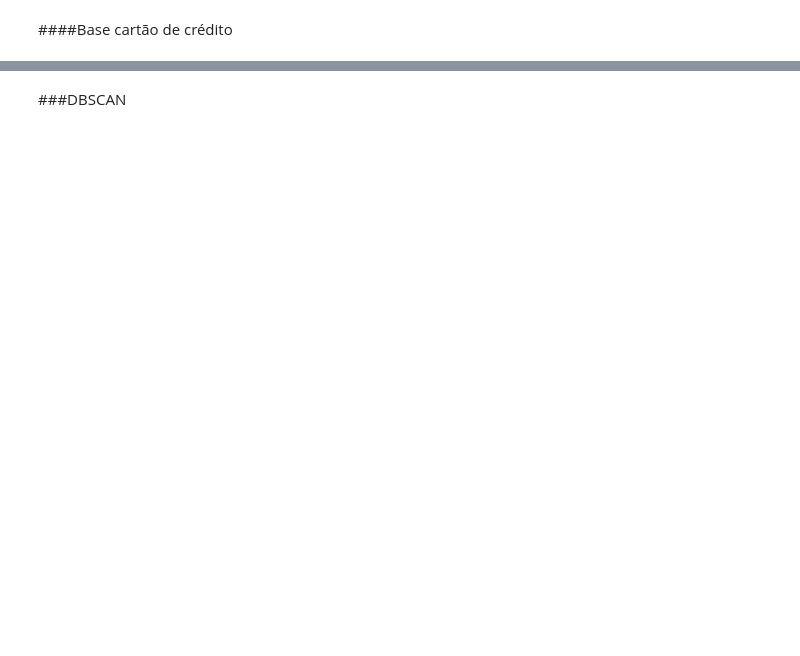
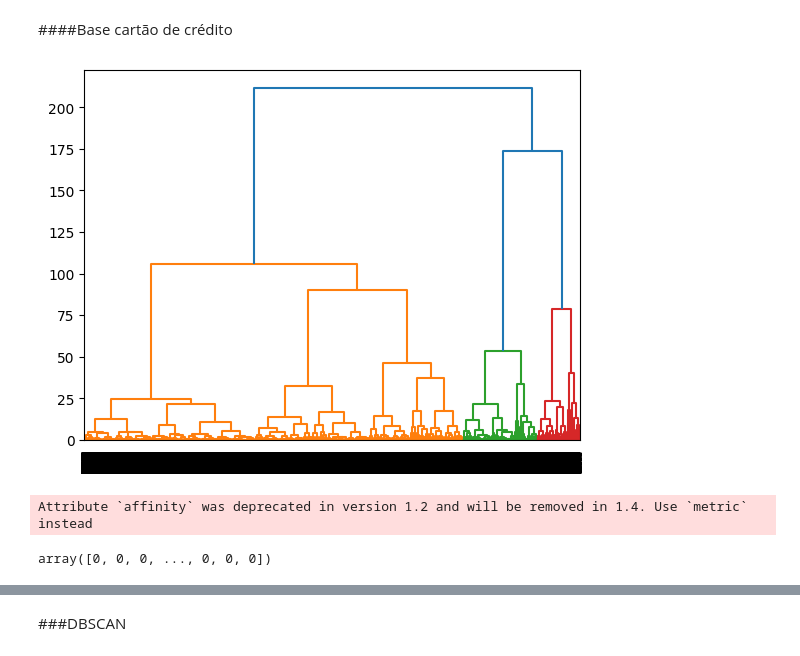
Before and after one commit to WallaceSantana79/CursoMachineLearning, a Jupyter notebook: Agrupamento.ipynb, the cells around one changed output, grey strips where cells are left out. Cells and saved outputs as stored; diff of their text form; code cells hidden in the pictures; blank space fills up the shorter version.

```diff
--- a/Agrupamento.ipynb
+++ b/Agrupamento.ipynb
@@ -434,3 +434,16 @@ grafico.show()
 [interactive output not drawn]
 # %% [markdown]
 ####Base cartão de crédito
+# %%
+dendrograma = dendrogram(linkage(X_cartao,method='ward'))
+# %% [output]
+[figure, added]
+# %%
+hc_cartao = AgglomerativeClustering(n_clusters=3,affinity='euclidean',linkage='ward')
+rotulos = hc_cartao.fit_predict(X_cartao)
+# %% [output]
+Attribute `affinity` was deprecated in version 1.2 and will be removed in 1.4. Use `metric` instead
+# %%
+rotulos
+# %% [output]
+array([0, 0, 0, ..., 0, 0, 0])
```
Also changed, not shown: parts of 2 cells of this notebook.
